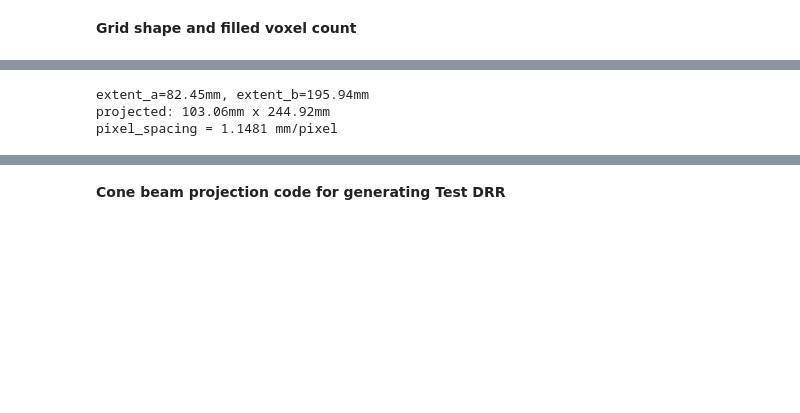
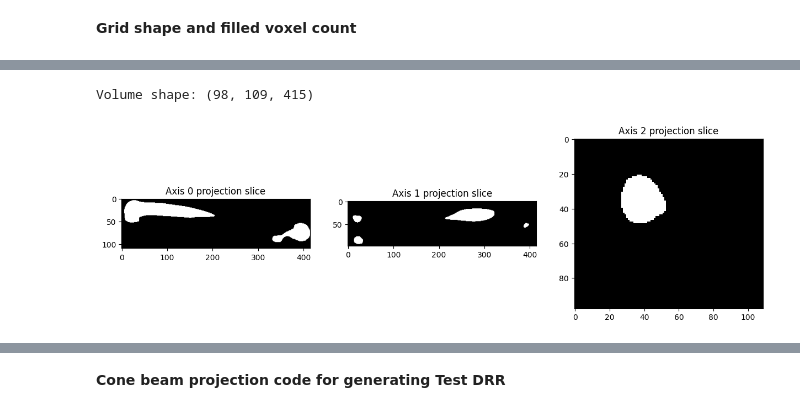
Before and after one commit to Yashlol/2D-3D-Reconstruction-of-a-Femur-by-Single-X-Ray-Image, a Jupyter notebook: DRR Generation.ipynb, the cells around one changed output, grey strips where cells are left out. Cells and saved outputs as stored; diff of their text form; code cells hidden in the pictures; blank space fills up the shorter version.

```diff
--- a/DRR Generation.ipynb
+++ b/DRR Generation.ipynb
@@ -277,26 +454,34 @@ Text(0.5, 1.0, 'Mid-shaft slice (z=98)')
-# %%
-AP_axis = 1  # Y-axis, confirm this matches your locked convention (index into extent array)
-in_plane_axes = [i for i in range(3) if i != AP_axis]
-
-# The two in-plane extents project onto the detector
-extent_a = extent[in_plane_axes[0]]
-extent_b = extent[in_plane_axes[1]]
-SDD=1000;SOD=800
-magnification = SDD / SOD  # 1000/800 = 1.25
-
-projected_a = extent_a * magnification
-projected_b = extent_b * magnification
-
-# Detector must cover the LARGER projected dimension, with margin
-margin_factor = 1.2  # 20% margin so bone isn't touching frame edge
-detector_fov_mm = max(projected_a, projected_b) * margin_factor
-
-pixel_spacing = detector_fov_mm / 256
-
-print(f"extent_a={extent_a:.2f}mm, extent_b={extent_b:.2f}mm")
-print(f"projected: {projected_a:.2f}mm x {projected_b:.2f}mm")
-print(f"pixel_spacing = {pixel_spacing:.4f} mm/pixel")
-# %% [output]
-extent_a=82.45mm, extent_b=195.94mm
-projected: 103.06mm x 244.92mm
-pixel_spacing = 1.1481 mm/pixel
+# %%
+import numpy as np
+import matplotlib.pyplot as plt
+
+print("Volume shape:", filled_matrix.shape)
+
+# Show the middle slice along each axis
+fig, axes = plt.subplots(1, 3, figsize=(15, 5))
+
+# Axis 0
+axes[0].imshow(
+    filled_matrix[filled_matrix.shape[0] // 2, :, :],
+    cmap="gray"
+)
+axes[0].set_title("Axis 0 projection slice")
+
+# Axis 1
+axes[1].imshow(
+    filled_matrix[:, filled_matrix.shape[1] // 2, :],
+    cmap="gray"
+)
+axes[1].set_title("Axis 1 projection slice")
+
+# Axis 2
+axes[2].imshow(
+    filled_matrix[:, :, filled_matrix.shape[2] // 2],
+    cmap="gray"
+)
+axes[2].set_title("Axis 2 projection slice")
+
+plt.show()
+# %% [output]
+Volume shape: (98, 109, 415)
+[figure, added]
```
Also changed, not shown: parts of 31 cells of this notebook, 28 other files.
